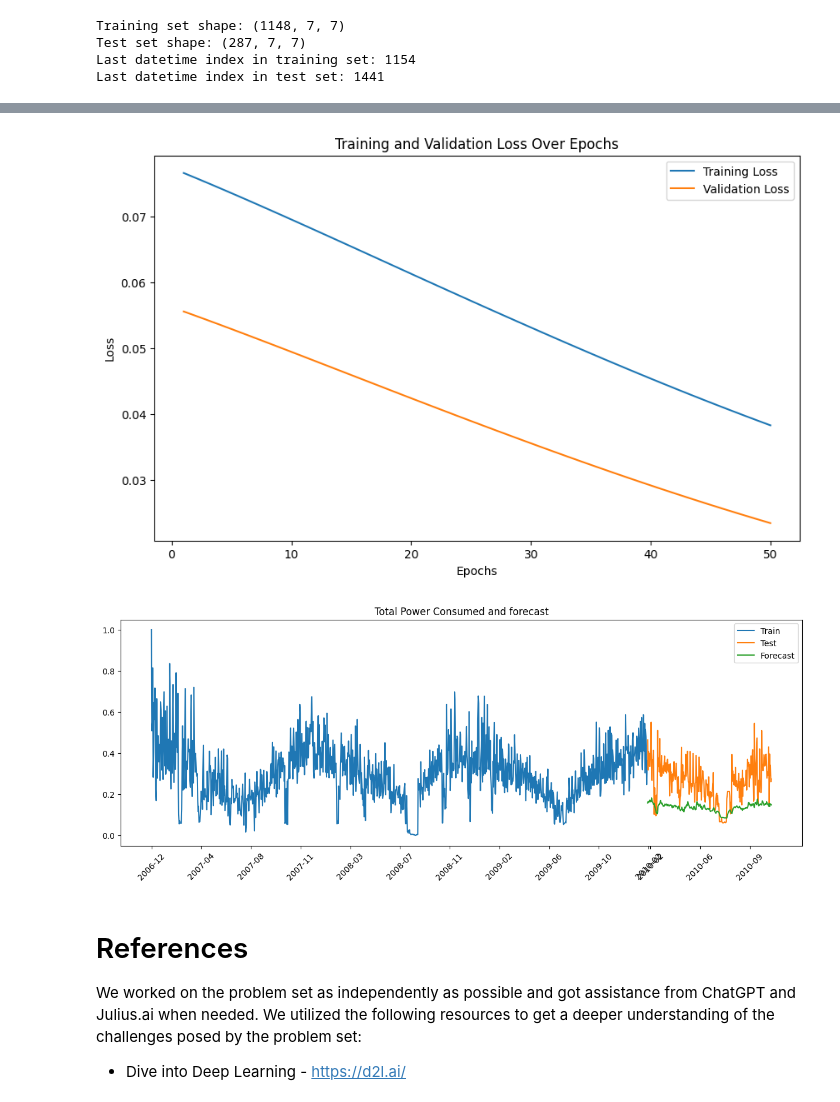
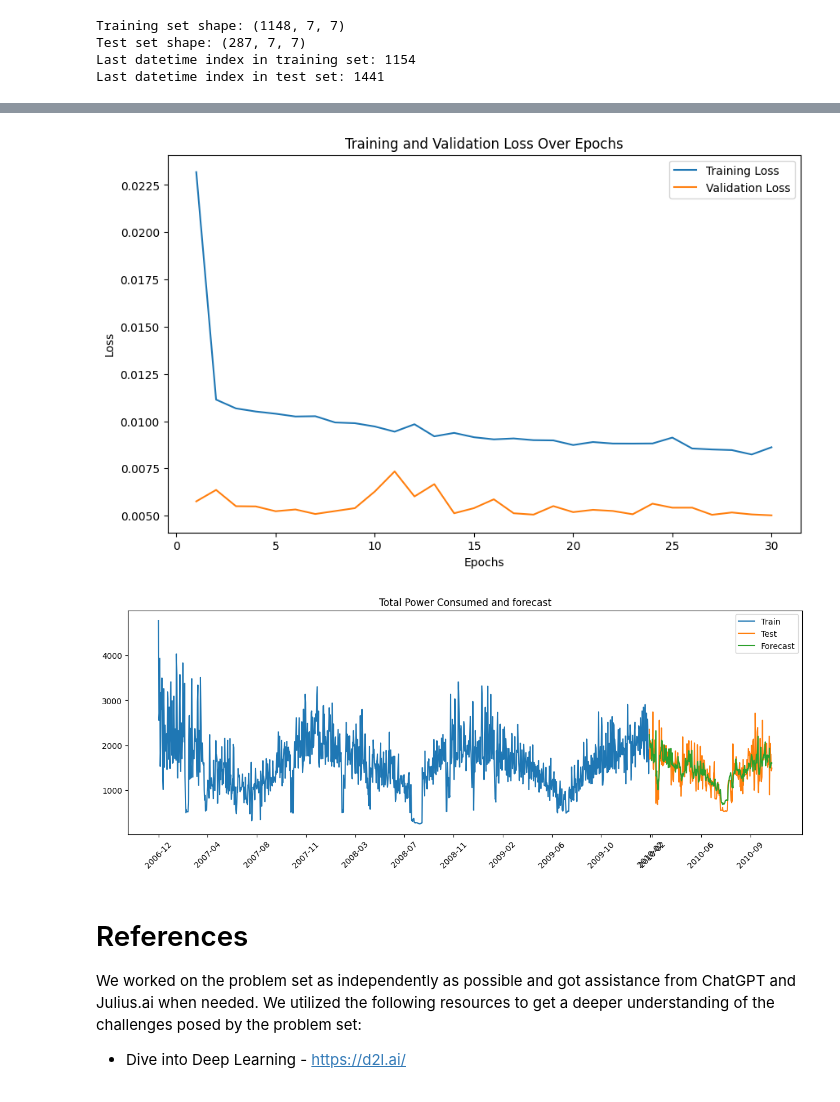
Before and after one commit to augustofonseca25/LSTM-time-series-tutorial, a Jupyter notebook: Tutorial_LSTM.ipynb, the cells around one changed output, grey strips where cells are left out. Drawn from its saved outputs; the diff is of its cells as text; code cells hidden in the pictures.

```diff
--- a/Tutorial_LSTM.ipynb
+++ b/Tutorial_LSTM.ipynb
@@ -395,8 +403,8 @@ model = KerasRegressor(build_fn=create_model, verbose=1)
 # Define the grid search parameters
 param_grid = {
     'batch_size': [16, 32, 64],
-    'epochs': [25, 50, 100],
-    'optimizer': ['adam', 'rmsprop', 'Adadelta']
+    'epochs': [15, 20, 25, 30],
+    'optimizer': ['adam', 'Adadelta']
 }
 
 # Create the GridSearchCV object
@@ -468,12 +476,23 @@ val_loss = history.history['val_loss']
 # Forecast
 y_pred = model.predict(X_test)
 
+# Inverse transform the scaled predictions and target values
+new_array=np.array(y_pred).reshape(-1,1)
+prediction_copies_array = np.repeat(new_array,7, axis=-1)
+y_pred_original_scale = scaler.inverse_transform(np.reshape(prediction_copies_array,(len(y_pred),7)))[:,0]
+
+original_copies_array = np.repeat(y_test,7, axis=-1)
+y_test_original_scale=scaler.inverse_transform(np.reshape(original_copies_array,(len(y_test),7)))[:,0]
+
+original_train_copies_array = np.repeat(y_train,7, axis=-1)
+y_train_original_scale=scaler.inverse_transform(np.reshape(original_train_copies_array,(len(y_train),7)))[:,0]
+
 #Save the model to use to forecast
 model.save('my_model.h5')
 
 # Calculate RMSE and MAE
-rmse = sqrt(mean_squared_error(y_test, y_pred))
-mae = mean_absolute_error(y_test, y_pred)
+rmse = sqrt(mean_squared_error(y_test_original_scale, y_pred_original_scale))
+mae = mean_absolute_error(y_test_original_scale, y_pred_original_scale)
 
 print('Test MAE: %.3f' % mae)
 print('Test RMSE: %.3f' % rmse)
@@ -508,37 +526,37 @@ plt.ylabel('Loss')
 plt.legend()
 plt.show()
 # %% [output]
-[figure, old version]
+[figure, new version]
 # %%
 # Plot the actual vs predicted values
 
 
 
 # Convert datetime index to a list of strings
 date_strings_train = [str(date) for date in df.index[:timestamps_train[-1]]]
 date_strings_test = [str(date) for date in df.index[timestamps_train[-1]:]]
 
 plt.figure(figsize=(15, 5))
-plt.plot(date_strings_train[:-6], y_train, label='Train')
-plt.plot(date_strings_test[:-1], y_test, label='Test')
-plt.plot(date_strings_test[:-1], y_pred, label='Forecast')
+plt.plot(date_strings_train[:-6], y_train_original_scale, label='Train')
+plt.plot(date_strings_test[:-1], y_test_original_scale, label='Test')
+plt.plot(date_strings_test[:-1], y_pred_original_scale, label='Forecast')
 plt.title('Total Power Consumed and forecast')
 
 plt.legend()
 
 # Include some dates along the x-axis with month and year
 n = max(len(date_strings_train) // 10, 1)
 xticks_positions = list(range(0, len(date_strings_train), n)) + list(range(len(date_strings_train), len(date_strings_train) + len(date_strings_test), n))
 xticks_labels = [date_strings_train[i] for i in range(0, len(date_strings_train), n)] + [date_strings_test[i] for i in range(0, len(date_strings_test), n)]
 
 # Format dates
 xticks_labels = [pd.to_datetime(label).strftime('%Y-%m') for label in xticks_labels]
 
 plt.xticks(xticks_positions, xticks_labels, rotation=45)
 
 plt.show()
 # %% [output]
-[figure, old version]
+[figure, new version]
 # %% [markdown]
 # References
 
```
Also changed, not shown: parts of 6 cells of this notebook, 2 other files.
